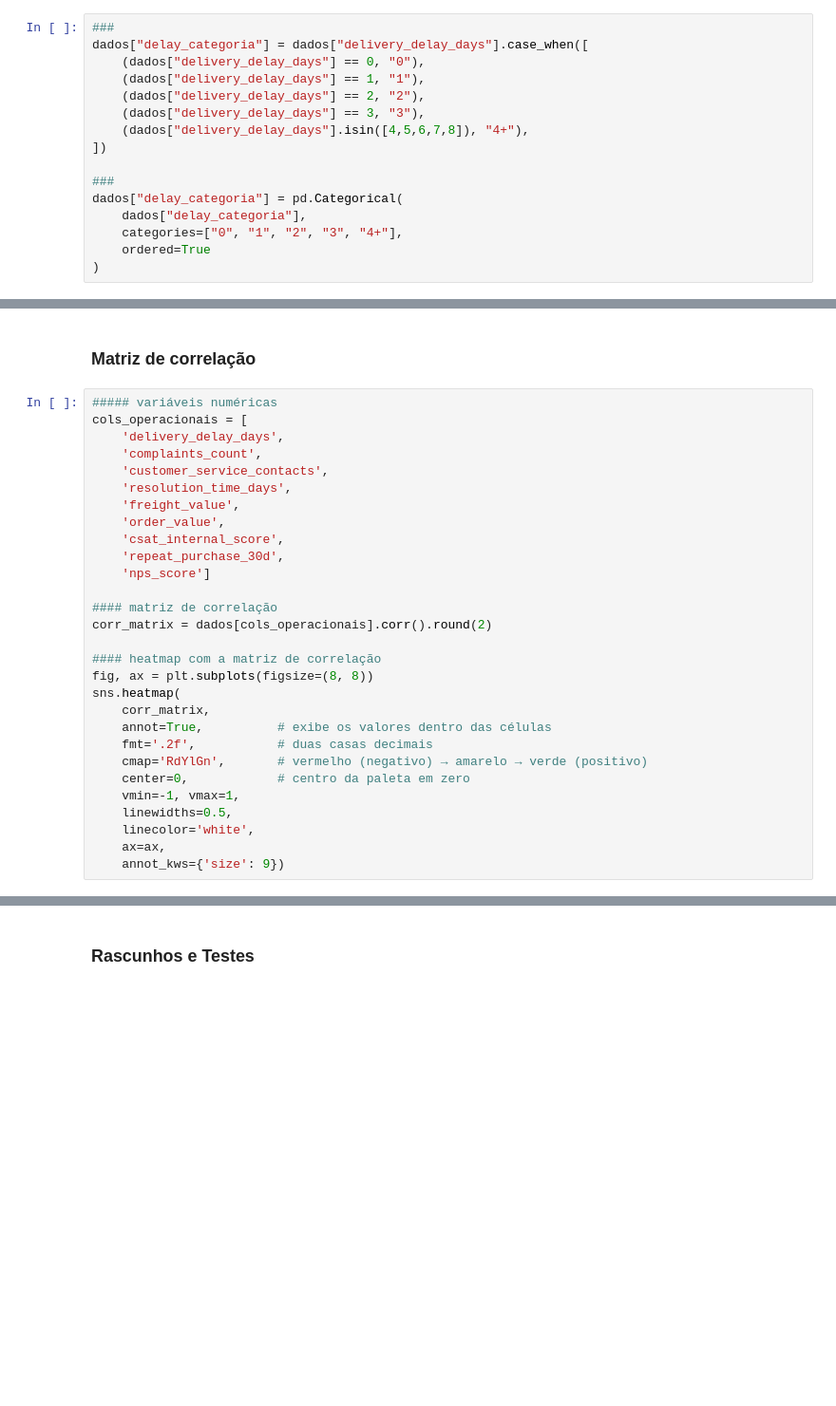
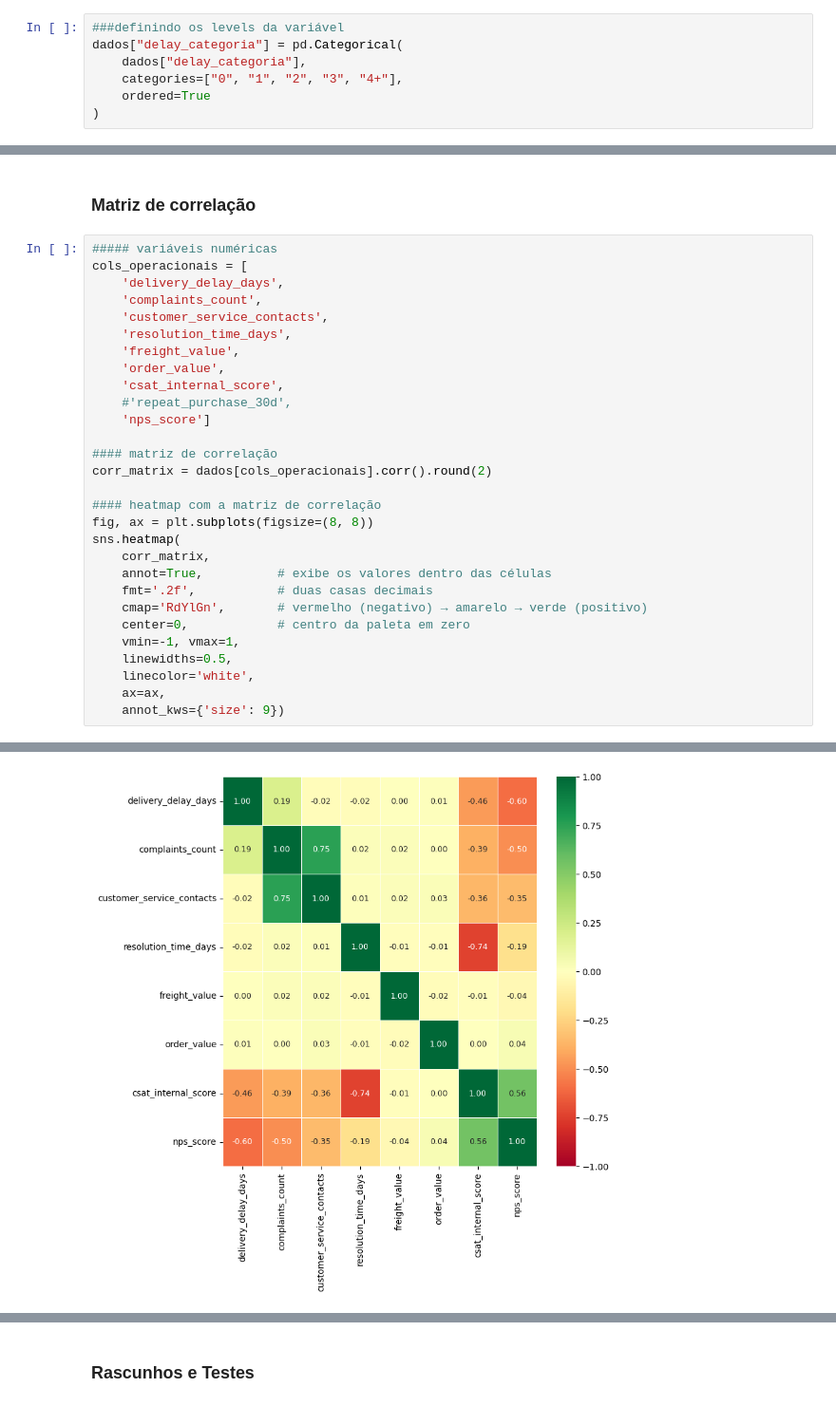
Before and after one commit to braga0m/TechChallenge1, a Jupyter notebook: código/exploração_dados_tech_challenge1.ipynb, the cells around one changed output, grey strips where cells are left out. Shown at 95% size. Drawn from its saved outputs; the diff is of its cells as text; blank space fills up the shorter version.

```diff
--- a/código/exploração_dados_tech_challenge1.ipynb
+++ b/código/exploração_dados_tech_challenge1.ipynb
@@ -178,14 +185,5 @@ plt.show()
 # %%
-###
-dados["delay_categoria"] = dados["delivery_delay_days"].case_when([
-    (dados["delivery_delay_days"] == 0, "0"),
-    (dados["delivery_delay_days"] == 1, "1"),
-    (dados["delivery_delay_days"] == 2, "2"),
-    (dados["delivery_delay_days"] == 3, "3"),
-    (dados["delivery_delay_days"].isin([4,5,6,7,8]), "4+"),
-])
-
-###
+###definindo os levels da variável
 dados["delay_categoria"] = pd.Categorical(
     dados["delay_categoria"],
     categories=["0", "1", "2", "3", "4+"],
@@ -278,7 +278,7 @@ cols_operacionais = [
     'freight_value',
     'order_value',
     'csat_internal_score',
-    'repeat_purchase_30d',
+    #'repeat_purchase_30d',
     'nps_score']
 
 #### matriz de correlação
@@ -301,0 +302 @@ NameError: name 'dados' is not defined
+[figure, added]
```
Also changed, not shown: parts of 24 cells of this notebook.
